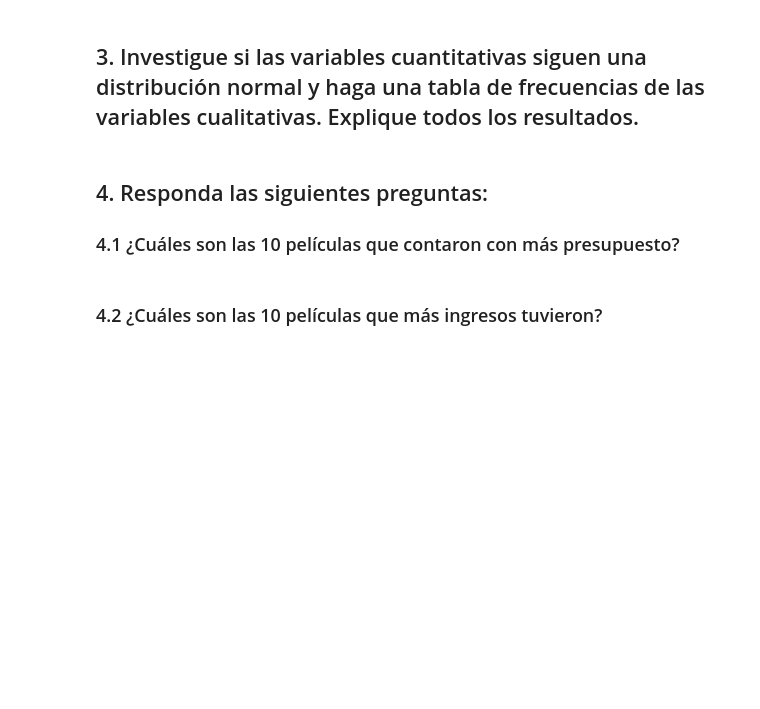
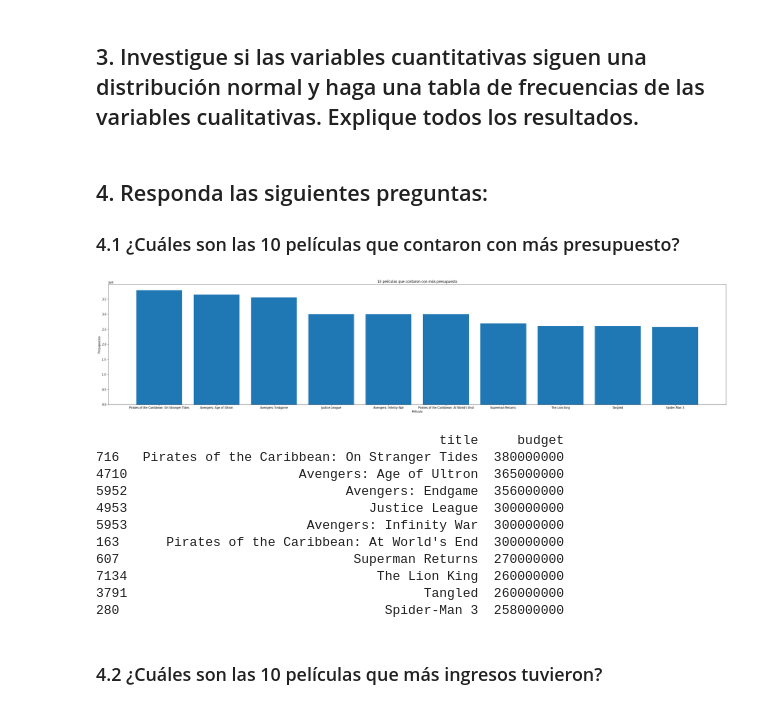
Before and after one commit to wsaldana/Miner-aHDT1, a Jupyter notebook: MineriaHDT1.ipynb, the cells around one changed output. Cells and saved outputs as stored; diff of their text form; code cells hidden in the pictures; blank space fills up the shorter version.

```diff
--- a/MineriaHDT1.ipynb
+++ b/MineriaHDT1.ipynb
@@ -33,5 +62,33 @@ df.head()
 # %% [markdown]
 ## 4. Responda las siguientes preguntas:
 ### 4.1 ¿Cuáles son las 10 películas que contaron con más presupuesto?
+# %%
+df1 = df.sort_values(by=['budget'], ascending=False).head(10)
+
+peliculas = df1['originalTitle']
+presupuesto = df1['budget']
+
+plt.figure(figsize=(40,8))
+
+plt.bar(peliculas, presupuesto)
+plt.title('10 películas que contaron con más presupuesto')
+plt.xlabel('Pelicula')
+plt.ylabel('Presupuesto')
+plt.show()
+
+print(df1.iloc[:, [15,1]])
+# %% [output]
+[figure, added]
+                                            title     budget
+716   Pirates of the Caribbean: On Stranger Tides  380000000
+4710                      Avengers: Age of Ultron  365000000
+5952                            Avengers: Endgame  356000000
+4953                               Justice League  300000000
+5953                       Avengers: Infinity War  300000000
+163      Pirates of the Caribbean: At World's End  300000000
+607                              Superman Returns  270000000
+7134                                The Lion King  260000000
+3791                                      Tangled  260000000
+280                                  Spider-Man 3  258000000
 # %% [markdown]
 ### 4.2 ¿Cuáles son las 10 películas que más ingresos tuvieron?
```
Also changed, not shown: parts of 7 cells of this notebook.
